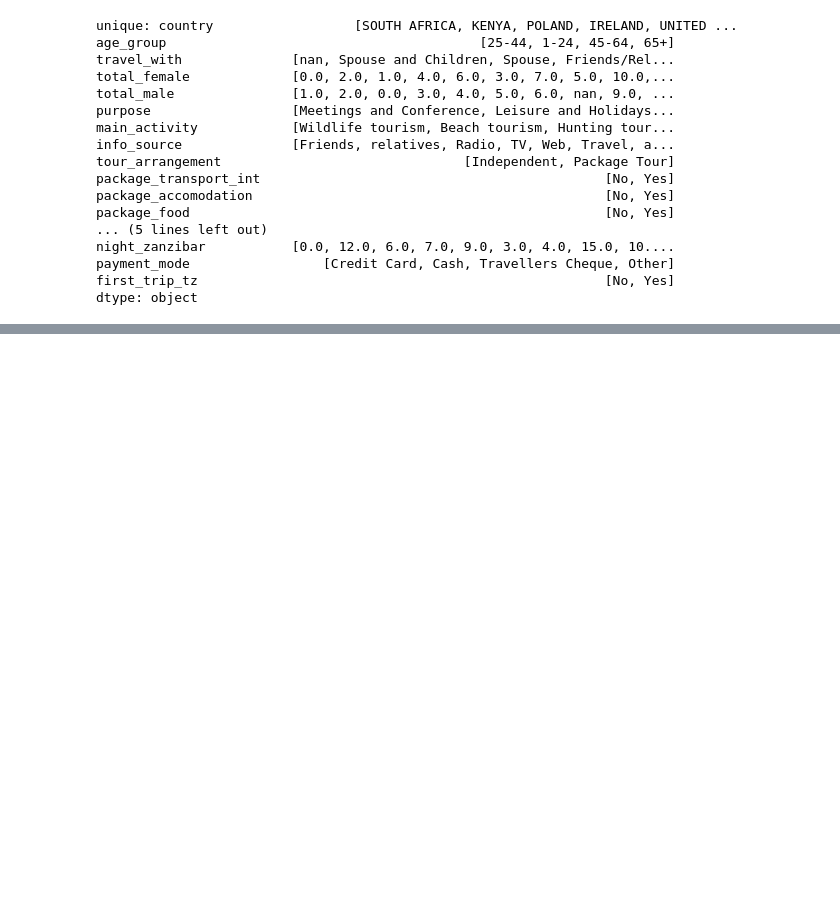
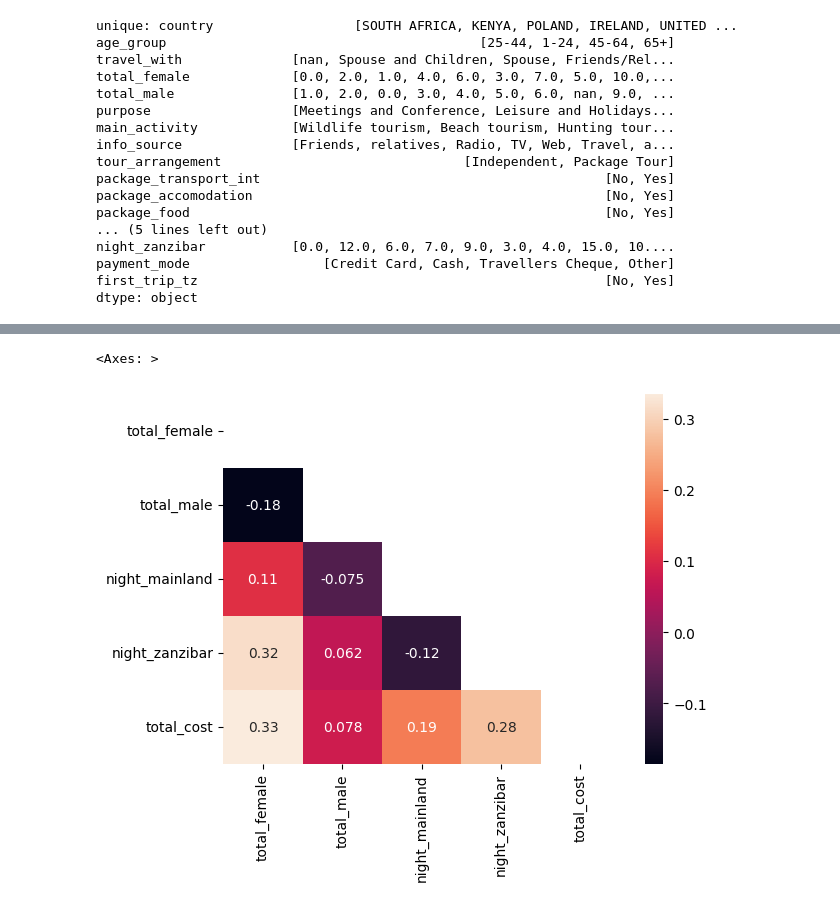
Before and after one commit to marinamoya/tanzania-turism-ml-project, a Jupyter notebook: Train_features_EDA _new_new.ipynb, the cells around one changed output, grey strips where cells are left out. Saved outputs shown, nothing was run; the diff lists cells and outputs as text; code cells hidden in the pictures; blank space fills up the shorter version.

```diff
--- a/Train_features_EDA _new_new.ipynb
+++ b/Train_features_EDA _new_new.ipynb
@@ -135,0 +192,13 @@ unique_values.to_csv('data/unique_Value_train_features.csv')
+# %%
+correlations = df_tanzania_train.corr(numeric_only=True)
+mask = np.zeros_like(correlations)
+mask[np.triu_indices_from(mask)] = True
+sns.heatmap(correlations, annot=True, mask=mask)
+
+# Some notes:
+# if women travel, then more money is spent
+# more money is spent in zanzibar than in the mainland
+# men travelling tend to spend less money (although this looks like values related to the fact that mostly men travel alone for business, therefore they would be not included in "total_men" - see next plot)
+# %% [output]
+<Axes: >
+[figure, added]
```
Also changed, not shown: parts of 113 cells of this notebook, 1 other file.
